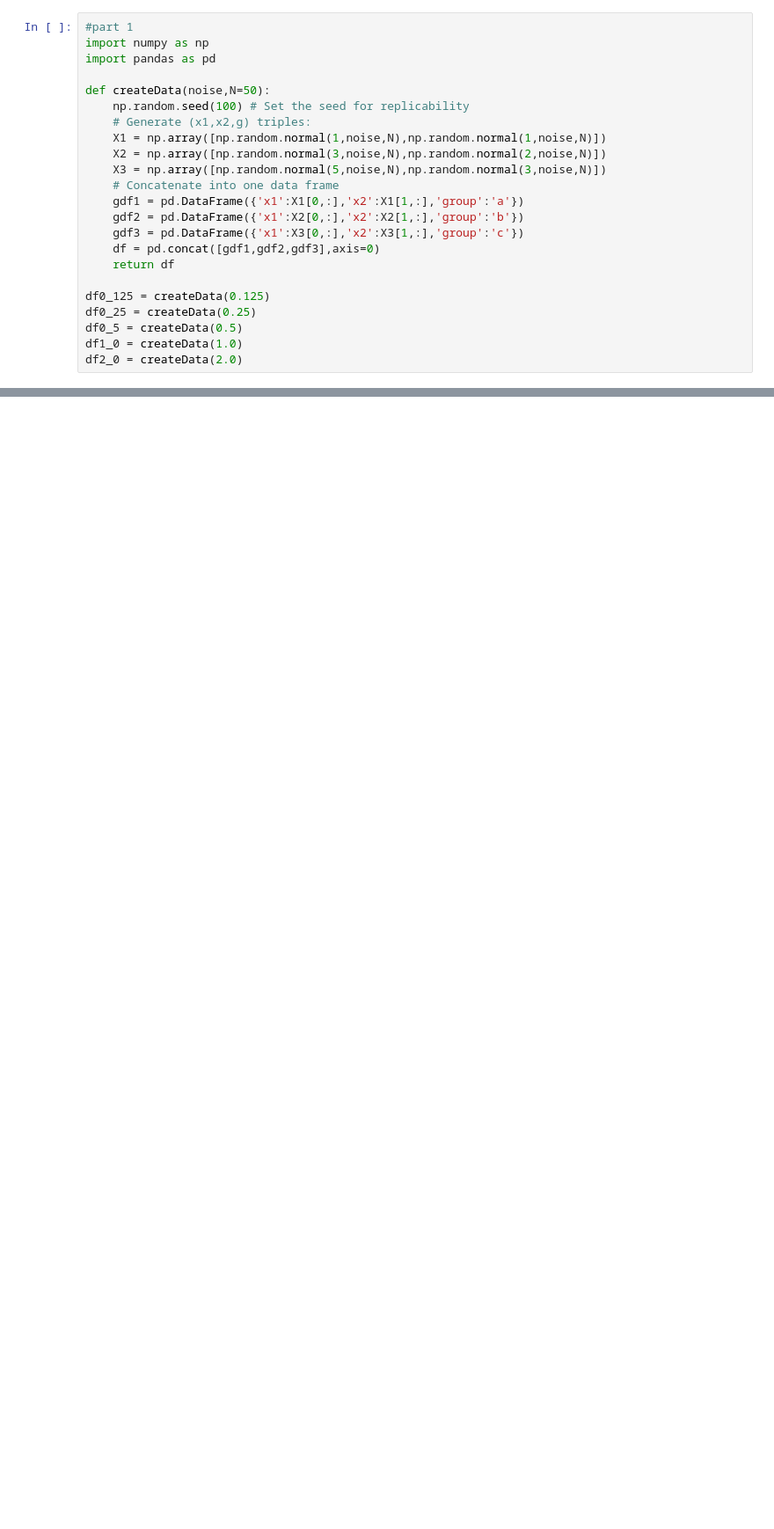
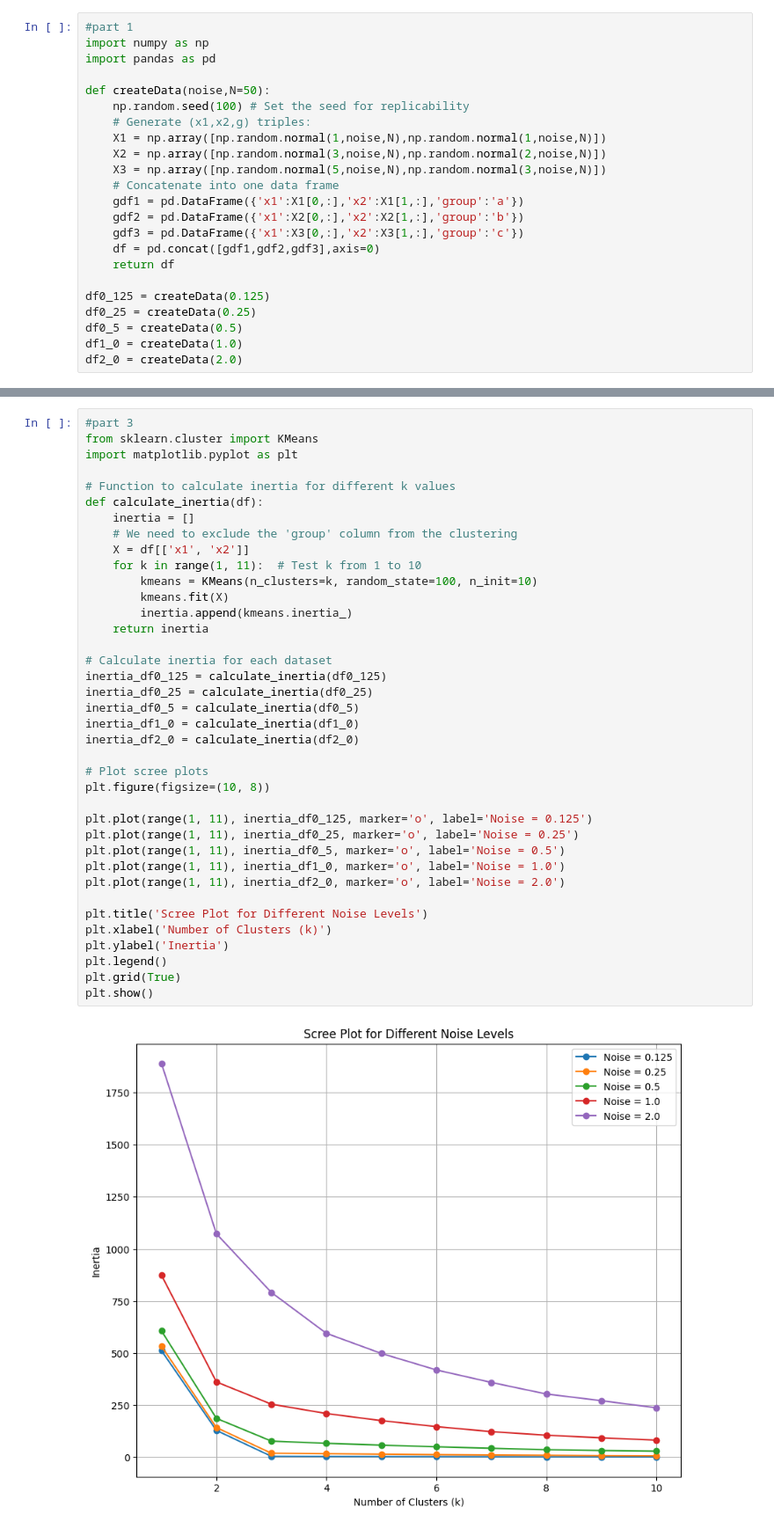
Before and after one commit to ap-vp/clustering_assignment, a Jupyter notebook: assignment_clustering.ipynb, the cells around one changed output, grey strips where cells are left out. Shown: that part at 88% size. Cells and saved outputs as stored; diff of their text form; blank space fills up the shorter version.

```diff
--- a/assignment_clustering.ipynb
+++ b/assignment_clustering.ipynb
@@ -95,0 +90,40 @@ import matplotlib.pyplot as plt
+# %%
+#part 3
+from sklearn.cluster import KMeans
+import matplotlib.pyplot as plt
+
+# Function to calculate inertia for different k values
+def calculate_inertia(df):
+    inertia = []
+    # We need to exclude the 'group' column from the clustering
+    X = df[['x1', 'x2']]
+    for k in range(1, 11):  # Test k from 1 to 10
+        kmeans = KMeans(n_clusters=k, random_state=100, n_init=10)
+        kmeans.fit(X)
+        inertia.append(kmeans.inertia_)
+    return inertia
+
+# Calculate inertia for each dataset
+inertia_df0_125 = calculate_inertia(df0_125)
+inertia_df0_25 = calculate_inertia(df0_25)
+inertia_df0_5 = calculate_inertia(df0_5)
+inertia_df1_0 = calculate_inertia(df1_0)
+inertia_df2_0 = calculate_inertia(df2_0)
+
+# Plot scree plots
+plt.figure(figsize=(10, 8))
+
+plt.plot(range(1, 11), inertia_df0_125, marker='o', label='Noise = 0.125')
+plt.plot(range(1, 11), inertia_df0_25, marker='o', label='Noise = 0.25')
+plt.plot(range(1, 11), inertia_df0_5, marker='o', label='Noise = 0.5')
+plt.plot(range(1, 11), inertia_df1_0, marker='o', label='Noise = 1.0')
+plt.plot(range(1, 11), inertia_df2_0, marker='o', label='Noise = 2.0')
+
+plt.title('Scree Plot for Different Noise Levels')
+plt.xlabel('Number of Clusters (k)')
+plt.ylabel('Inertia')
+plt.legend()
+plt.grid(True)
+plt.show()
+# %% [output]
+[figure, added]
```
Also changed, not shown: parts of 6 cells of this notebook.
